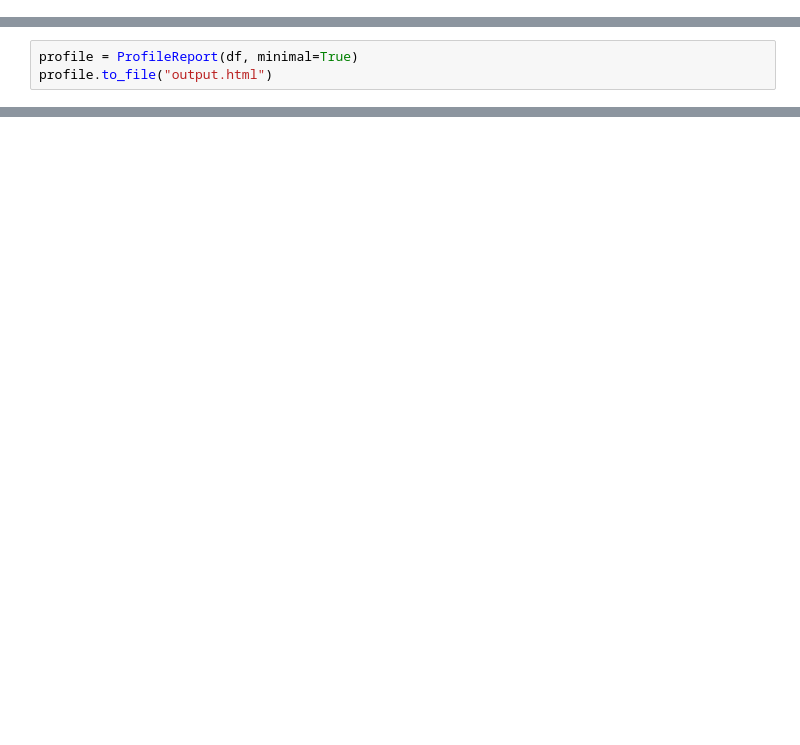
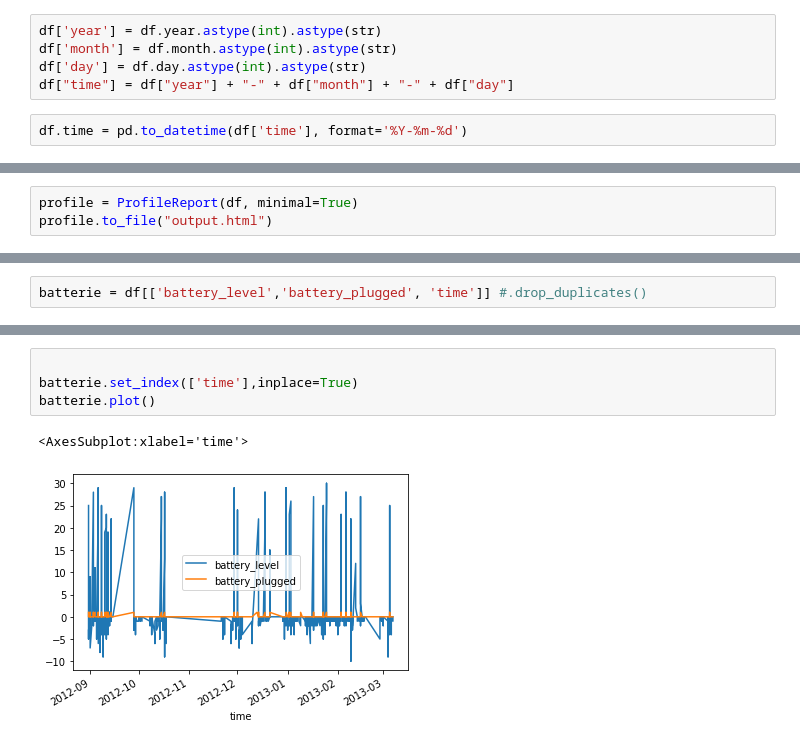
Before and after one commit to JanNogga/PR_project01, a Jupyter notebook: sheet03/dataVisualization.ipynb, the cells around one changed output, grey strips where cells are left out. Saved outputs shown, nothing was run; the diff lists cells and outputs as text; blank space fills up the shorter version.

```diff
--- a/sheet03/dataVisualization.ipynb
+++ b/sheet03/dataVisualization.ipynb
@@ -30,0 +30,7 @@ len(df)
+# %%
+df['year'] = df.year.astype(int).astype(str)
+df['month'] = df.month.astype(int).astype(str)
+df['day'] = df.day.astype(int).astype(str)
+df["time"] = df["year"] + "-" + df["month"] + "-" + df["day"]
+# %%
+df.time = pd.to_datetime(df['time'], format='%Y-%m-%d')
@@ -33,0 +53,2 @@ profile.to_file("output.html")
+# %%
+batterie = df[['battery_level','battery_plugged', 'time']] #.drop_duplicates()
@@ -33,0 +71,7 @@ profile.to_file("output.html")
+# %%
+
+batterie.set_index(['time'],inplace=True)
+batterie.plot()
+# %% [output]
+<AxesSubplot:xlabel='time'>
+[figure, added]
```
Also changed, not shown: parts of 27 cells of this notebook, 1 other file.
